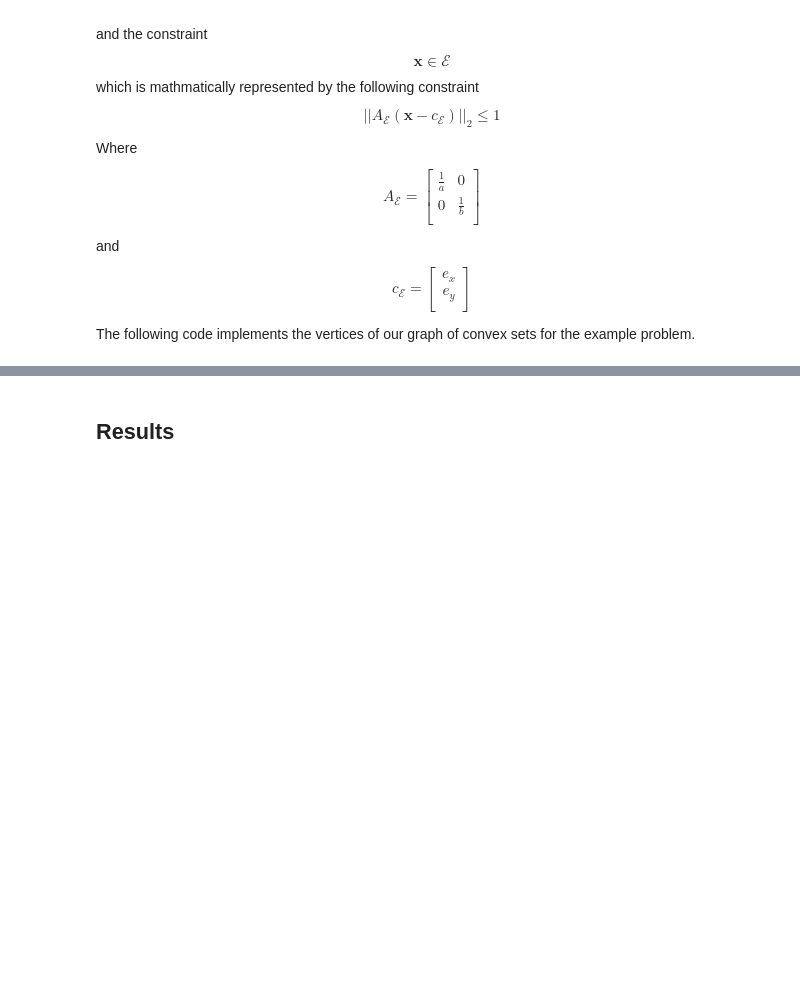
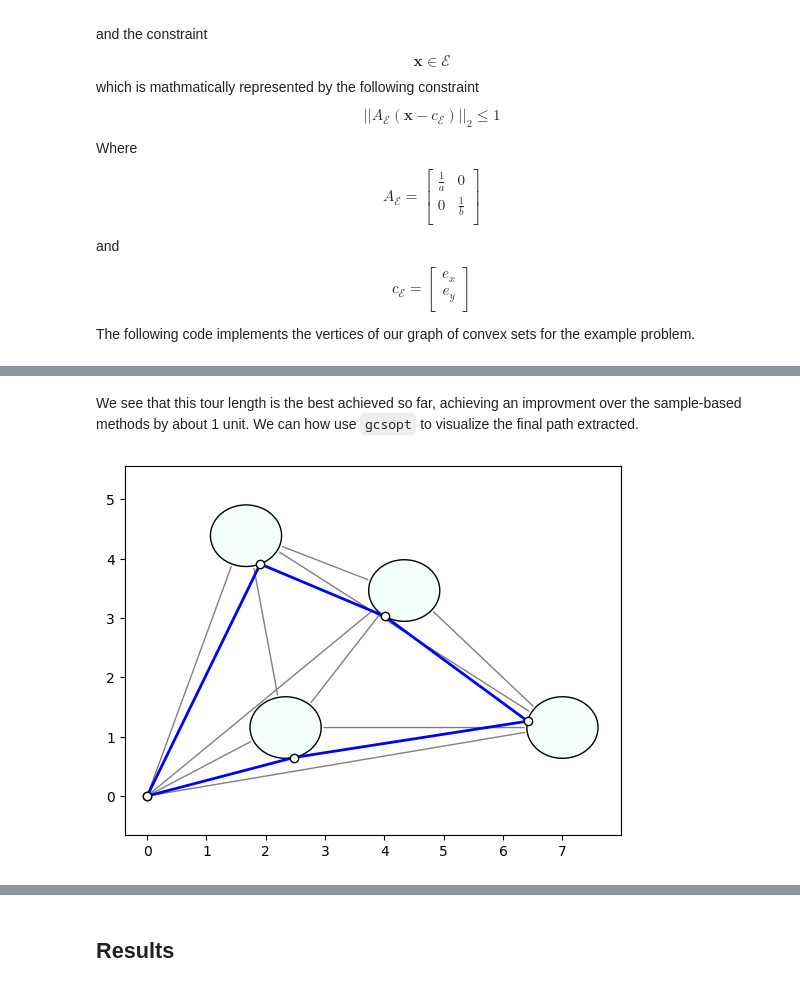
Before and after one commit to rfrost114/GTSP_Heterogeneous_Pursuit, a Jupyter notebook: CMSE831_FinalProjectTemplate.ipynb, the cells around one changed output, grey strips where cells are left out. Saved outputs shown, nothing was run; the diff lists cells and outputs as text; code cells hidden in the pictures; blank space fills up the shorter version.

```diff
--- a/CMSE831_FinalProjectTemplate.ipynb
+++ b/CMSE831_FinalProjectTemplate.ipynb
@@ -1043,0 +1094,10 @@ ellipse_centers[:,1] = start[:,1] / np.sqrt((1- (mu**2)))
+# %% [markdown]
+We see that this tour length is the best achieved so far, achieving an improvment over the sample-based methods by about 1 unit. We can how use `gcsopt` to visualize the final path extracted.
+# %%
+plt.figure()
+plt.axis("equal")
+GCS.plot_2d()
+GCS.plot_2d_solution()
+plt.show()
+# %% [output]
+[figure, added]
```
Also changed, not shown: parts of 15 cells of this notebook, 2 other files.
